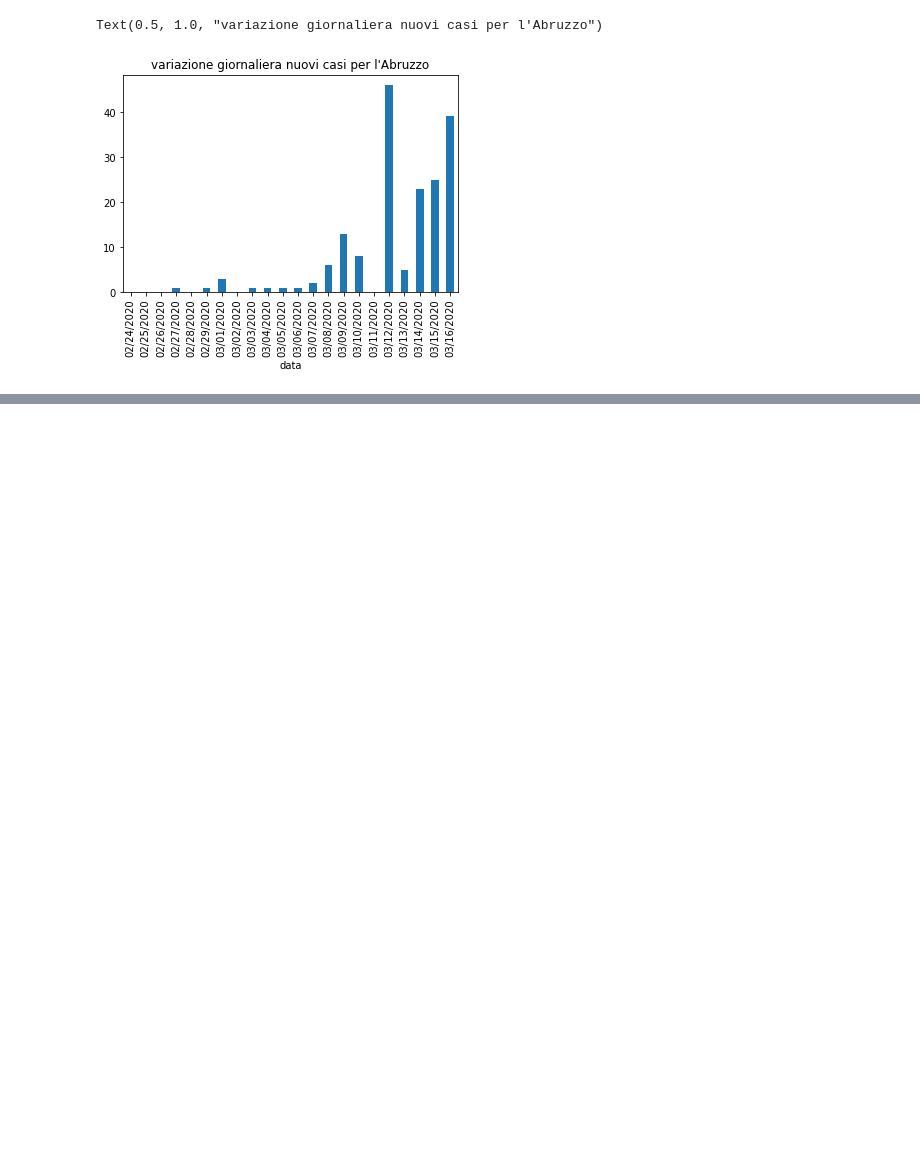
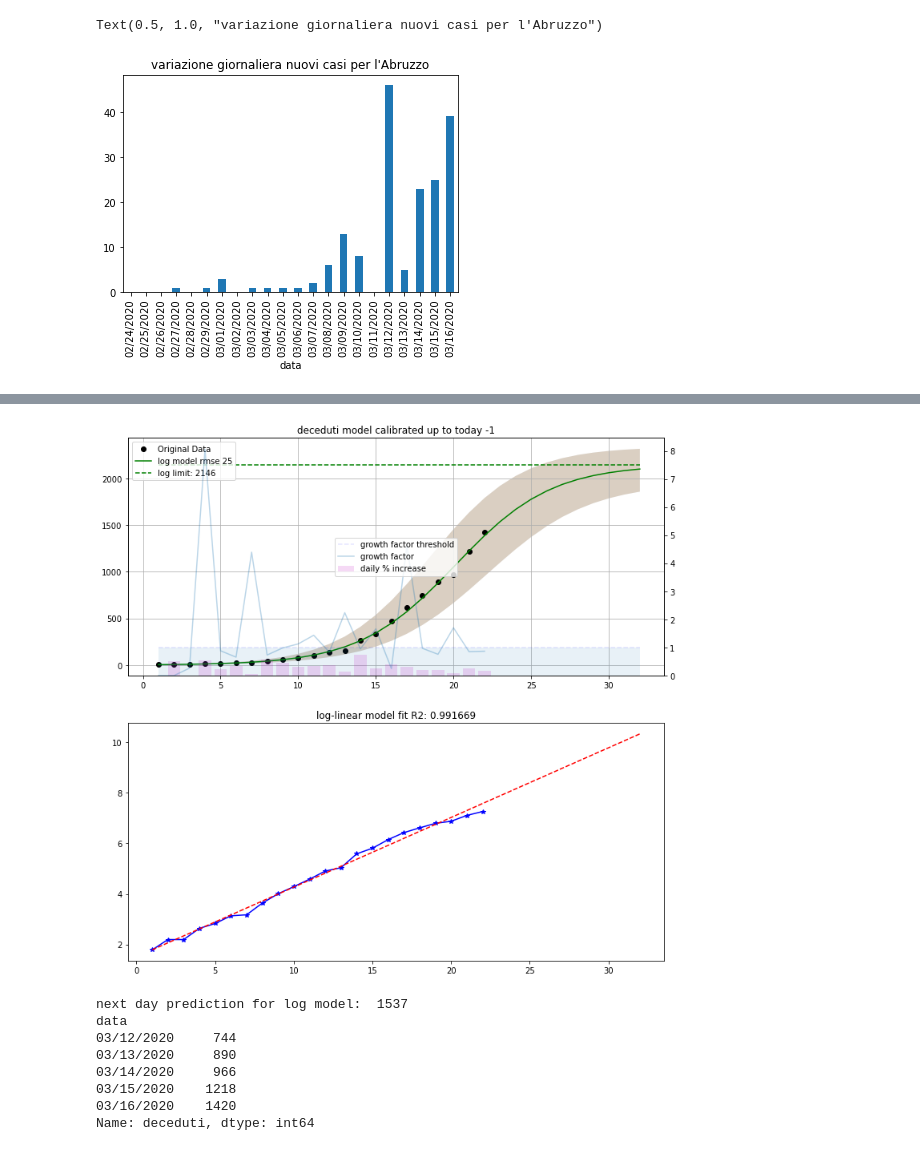
Before and after one commit to mspadaccino/COVID-19, a Jupyter notebook: notebooks/COVID_daily_report_Italy_World.ipynb, the cells around one changed output, grey strips where cells are left out. Saved outputs shown, nothing was run; the diff lists cells and outputs as text; code cells hidden in the pictures; blank space fills up the shorter version.

```diff
--- a/notebooks/COVID_daily_report_Italy_World.ipynb
+++ b/notebooks/COVID_daily_report_Italy_World.ipynb
@@ -185,3 +138,15 @@ data
 03/15/2020    24747
 03/16/2020    27980
 Name: totale_casi, dtype: int64
+# %%
+tools.plot_model(df_reg['Lombardia'], 'deceduti', backward_fit=-1, forward_look=10, plotlimit=True, show_pol=False, show_exp=False)
+# %% [output]
+[figure, added]
+next day prediction for log model:  1537
+data
+03/12/2020     744
+03/13/2020     890
+03/14/2020     966
+03/15/2020    1218
+03/16/2020    1420
+Name: deceduti, dtype: int64
```
Also changed, not shown: parts of 11 cells of this notebook, 1 other file.
